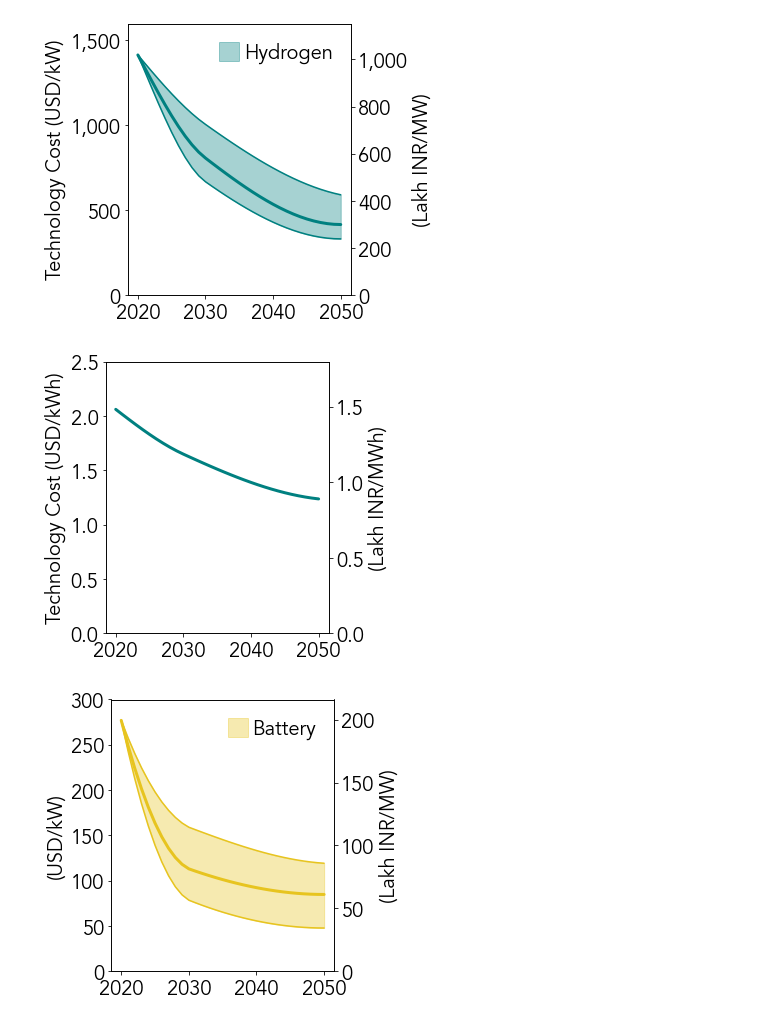
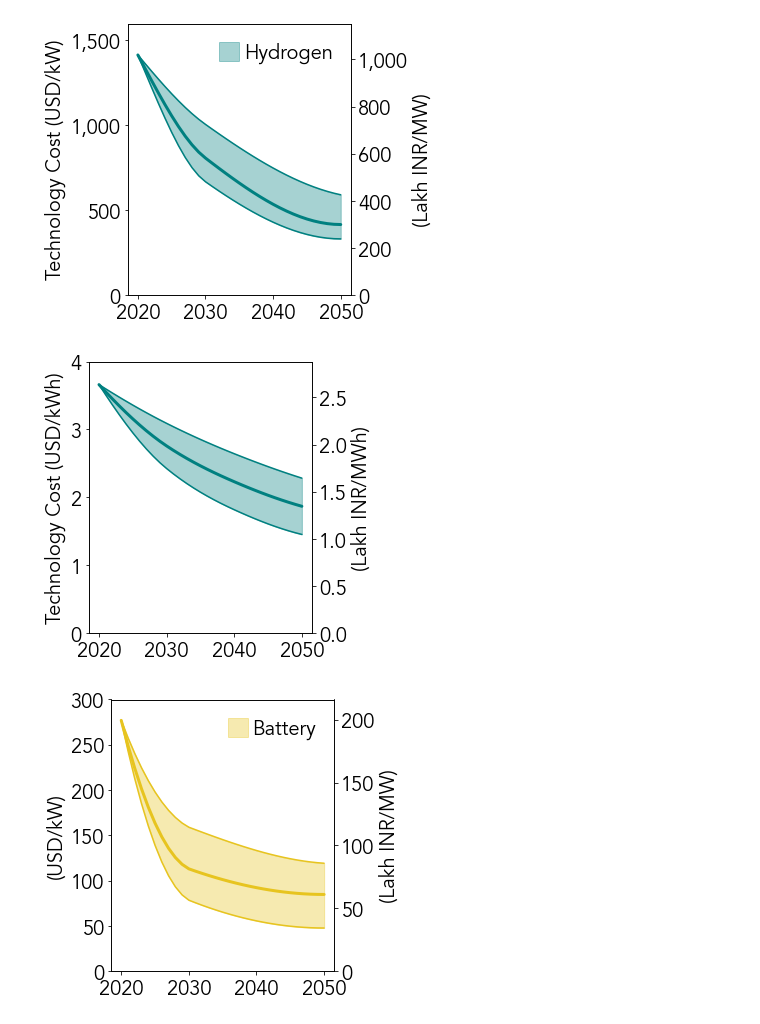
Before and after one commit to cetlab-ucsb/gridpath_india_viz, a Jupyter notebook: software/overview-electricity_system.ipynb, the cells around one changed output. Cells and saved outputs as stored; diff of their text form; code cells hidden in the pictures.

```diff
--- a/software/overview-electricity_system.ipynb
+++ b/software/overview-electricity_system.ipynb
@@ -557,7 +535,7 @@ plt.show()
 # Technology Cost Projections
 # %%
 # New projects costs and operational characteristics
-new_projects_excel            = path_to_input + "new_projects_v39.xlsx"
+new_projects_excel            = path_to_input + "new_projects_v41.xlsx"
 new_battery_costs_all         = pd.read_excel(new_projects_excel, sheet_name = "adapted_new_battery_costs_2050")
 new_hydrogen_cavern_costs_all = pd.read_excel(new_projects_excel, sheet_name = "new_hydrogen_cavern_costs_2050")
 new_hydrogen_tank_costs_all   = pd.read_excel(new_projects_excel, sheet_name = "new_hydrogen_tank_costs_2050")
@@ -888,32 +857,32 @@ def _plot_hydrogen_energy_cost(ax, df_,
                                yplabel = r'(Lakh INR/MWh)',
                                xlabel  = True):
 
+    idx_low_  = df_['scenario'] == 'STlow'
+    idx_mid_  = df_['scenario'] == 'STmid'
+    idx_high_ = df_['scenario'] == 'SThigh'
+
+    ax.plot(df_.loc[idx_low_, 'vintage'], df_.loc[idx_low_, 'capital_real_cost_per_kwh'],
+            color = 'teal', lw = 1.5, solid_capstyle='round')
+    ax.plot(df_.loc[idx_mid_, 'vintage'], df_.loc[idx_mid_, 'capital_real_cost_per_kwh'],
+            color = 'teal', lw = 3, solid_capstyle='round')
+    ax.plot(df_.loc[idx_high_, 'vintage'], df_.loc[idx_high_, 'capital_real_cost_per_kwh'],
+            color = 'teal', lw = 1.5, solid_capstyle='round')
+
+    ax.fill_between(df_.loc[idx_mid_, 'vintage'],
+                    df_.loc[idx_low_, 'capital_real_cost_per_kwh'],
+                    df_.loc[idx_high_, 'capital_real_cost_per_kwh'],
+                    color = 'teal', alpha = 0.35, label = 'Tank')
+
 #     idx_low_  = df_['scenario'] == 'STlow'
 #     idx_mid_  = df_['scenario'] == 'STmid'
 #     idx_high_ = df_['scenario'] == 'SThigh'
 
-#     ax.plot(df_.loc[idx_low_, 'vintage'], df_.loc[idx_low_, 'capital_real_cost_per_kwh'],
-#             color = 'teal', lw = 1.5, solid_capstyle='round')
+#     # ax.plot(df_.loc[idx_low_, 'vintage'], df_.loc[idx_low_, 'capital_real_cost_per_kwh'],
+#     #         color = 'teal', lw = 1.5)
 #     ax.plot(df_.loc[idx_mid_, 'vintage'], df_.loc[idx_mid_, 'capital_real_cost_per_kwh'],
-#             color = 'teal', lw = 3, solid_capstyle='round')
-#     ax.plot(df_.loc[idx_high_, 'vintage'], df_.loc[idx_high_, 'capital_real_cost_per_kwh'],
-#             color = 'teal', lw = 1.5, solid_capstyle='round')
-
-#     ax.fill_between(df_.loc[idx_mid_, 'vintage'],
-#                     df_.loc[idx_low_, 'capital_real_cost_per_kwh'],
-#                     df_.loc[idx_high_, 'capital_real_cost_per_kwh'],
-#                     color = 'teal', alpha = 0.35, label = 'Tank')
-
-    idx_low_  = df_['scenario'] == 'STlow'
-    idx_mid_  = df_['scenario'] == 'STmid'
-    idx_high_ = df_['scenario'] == 'SThigh'
-
-    # ax.plot(df_.loc[idx_low_, 'vintage'], df_.loc[idx_low_, 'capital_real_cost_per_kwh'],
-    #         color = 'teal', lw = 1.5)
-    ax.plot(df_.loc[idx_mid_, 'vintage'], df_.loc[idx_mid_, 'capital_real_cost_per_kwh'],
-            color = 'teal',  lw = 3, label = 'Cavern', solid_capstyle='round')
-    # ax.plot(df_.loc[idx_high_, 'vintage'], df_.loc[idx_high_, 'capital_real_cost_per_kwh'],
-    #         color = 'teal', lw = 1.5)
+#             color = 'teal',  lw = 3, label = 'Cavern', solid_capstyle='round')
+#     # ax.plot(df_.loc[idx_high_, 'vintage'], df_.loc[idx_high_, 'capital_real_cost_per_kwh'],
+#     #         color = 'teal', lw = 1.5)
 
     # ax.fill_between(df_.loc[idx_mid_, 'vintage'],
     #                 df_.loc[idx_low_, 'capital_real_cost_per_kwh'],
@@ -929,36 +898,36 @@ def _plot_hydrogen_energy_cost(ax, df_,
 #               frameon = False,
 #               prop    = {'size': 14})
 
     x_ = np.array([2020, 2030, 2040, 2050])
     ax.set_xticks(x_, x_, fontsize = 20)
 
     axp = ax.twinx()
 
     ax.xaxis.set_tick_params(labelsize = 20)
     ax.yaxis.set_tick_params(labelsize = 20)
     axp.yaxis.set_tick_params(labelsize = 20)
 
     ax.set_ylabel(ylabel, fontsize = 20)
     axp.set_ylabel(yplabel, fontsize = 20)
 
     #axp.yaxis.set_major_formatter(mpl.ticker.StrMethodFormatter('{x:,.0f}'))
 
-    ax.set_ylim(0, 2.5)
-    axp.set_ylim(0, 2.5*USD_to_INR*1000/1e5)
+    ax.set_ylim(0, 4.)
+    axp.set_ylim(0, 4.*USD_to_INR*1000/1e5)
 
     plt.setp(ax.get_xticklabels(), visible = xlabel)
 
 fig, ax = plt.subplots(1, 1, figsize = (4, 5))
 
 _plot_hydrogen_energy_cost(ax, new_hydrogen_cavern_costs_all)
 
 # plt.savefig(path_to_images + '/existing_capacity.png',
 #             bbox_inches = 'tight',
 #             dpi         = 300)
 
 plt.show()
 # %% [output]
-[figure, old version]
+[figure, new version]
 # %%
 def _plot_battery_power_cost(ax, df_,
                              ylabel  = r'(USD/kW)',
```
Also changed, not shown: parts of 17 cells of this notebook, 4 other files.
